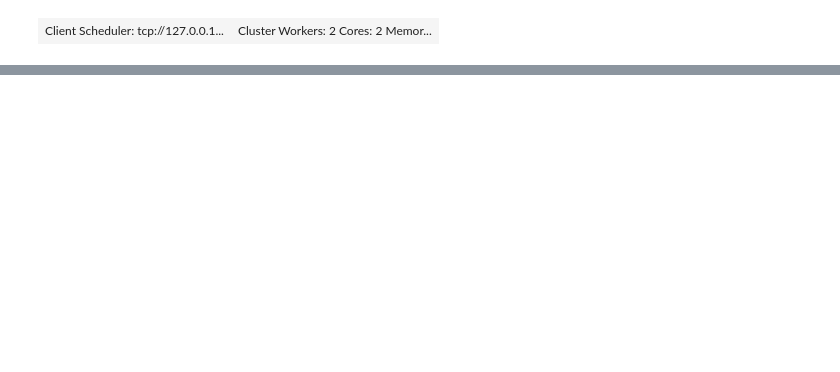
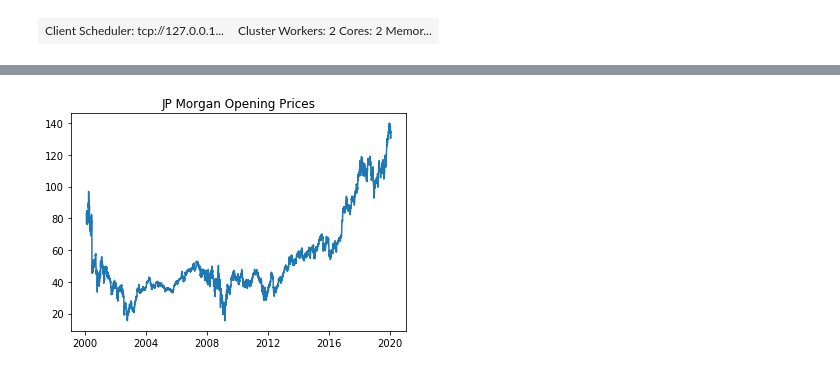
Before and after one commit to SeanCi/Capstone, a Jupyter notebook: Capstone Model at Scale.ipynb, the cells around one changed output, grey strips where cells are left out. Saved outputs shown, nothing was run; the diff lists cells and outputs as text; code cells hidden in the pictures; blank space fills up the shorter version.

```diff
--- a/Capstone Model at Scale.ipynb
+++ b/Capstone Model at Scale.ipynb
@@ -199,2 +213,11 @@ mean_squared_error(y_test, inc2.predict(X_test.Open.values.reshape(-1,1)))
 # %%
 df2 = pd.read_csv('cleaned_data.csv').rename(columns = {'Unnamed: 0':'date'})
+# %%
+df2.date = pd.to_datetime(df2.date)
+# %%
+# JP Morgan Opening prices
+plt.plot(df2.date, df2.open)
+plt.title('JP Morgan Opening Prices')
+plt.show()
+# %% [output]
+[figure, added]
```
Also changed, not shown: parts of 45 cells of this notebook.
